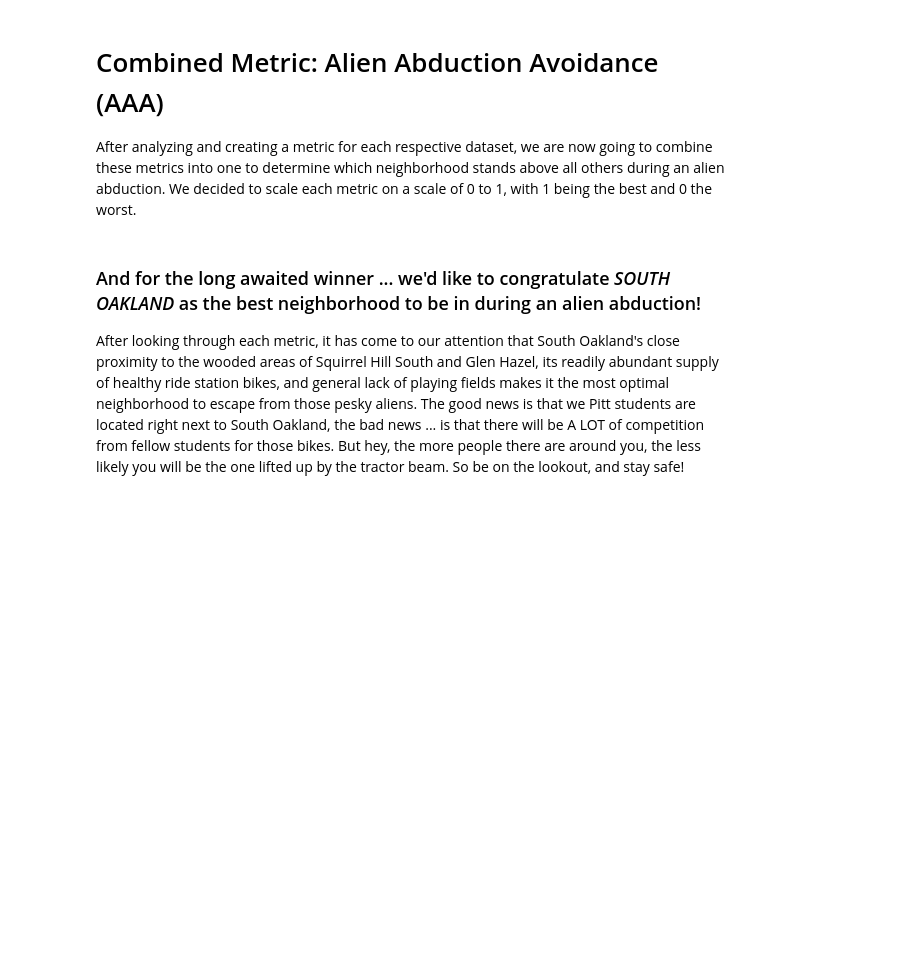
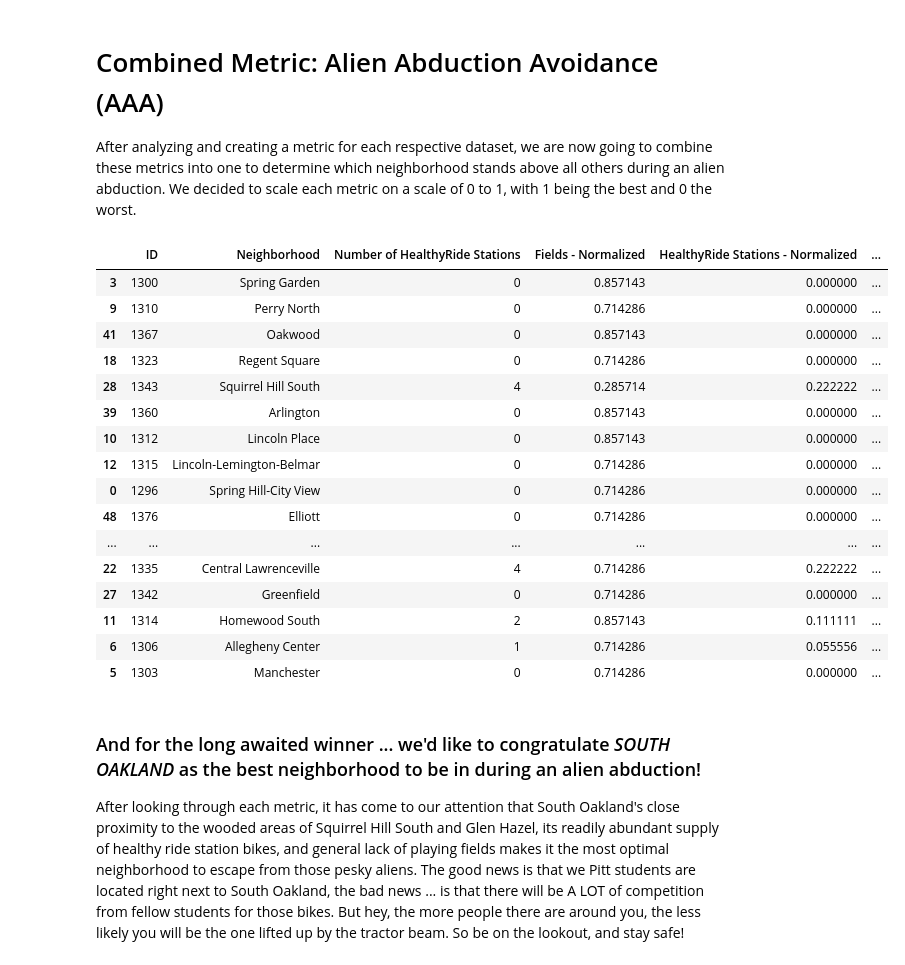
Before and after one commit to jhuang0420/CMPINF0010_Final_Project, a Jupyter notebook: teamFolder/teamNB.ipynb, the cells around one changed output. Saved outputs shown, nothing was run; the diff lists cells and outputs as text; code cells hidden in the pictures; blank space fills up the shorter version.

Commit message:
Add combined metric
Added the combined metric and some extra needed files to run

```diff
--- a/teamFolder/teamNB.ipynb
+++ b/teamFolder/teamNB.ipynb
@@ -95,6 +93,7 @@ Now to scale it for use with the other metrics:
 for key in neighborhoodCounters:
     neighborhoodCounters[key] = (1-(neighborhoodCounters[key]/7))
 
+saved = dict(sorted(neighborhoodCounters.items(), key=lambda item: item[1]))
 dict(sorted(neighborhoodCounters.items(), key=lambda item: item[1]))
 # %% [output]
 {'Brighton Heights': 0.0,
@@ -258,6 +255,41 @@ As you can see, Hays, Glen Hazel and New Homestead are the most densly wooded ne
 # %% [markdown]
 # Combined Metric: Alien Abduction Avoidance (AAA)
 After analyzing and creating a metric for each respective dataset, we are now going to combine these metrics into one to determine which neighborhood stands above all others during an alien abduction. We decided to scale each metric on a scale of 0 to 1, with 1 being the best and 0 the worst.
+# %%
+#Normalized values for Metric 1:
+df = pd.DataFrame.from_dict(saved.items())
+df.rename(columns={ df.columns[0]: "Neighborhood" }, inplace = True)
+df.rename(columns={ df.columns[1]: "Fields - Normalized" }, inplace = True)
+combined = pd.merge(final, df)
+combined['Fields - Normalized'] = combined['Fields - Normalized'].fillna(1) #Replace with 1 because NaN means no fields
+#Metric 2:
+#normalize the healthyride stations (max number = 18)
+combined['HealthyRide Stations - Normalized'] = combined['Number of HealthyRide Stations']/18
+#Metric 3:
+combined = pd.merge(combined, n)#combined.set_index('Neighborhood').join(n.set_index('Neighborhood'))
+#normalize percentage wooded (max = 71)
+combined['Percentage Wooded - Normalized'] = combined['Percentage Wooded']/71
+#Combined:
+combined["Final Value"] = combined["Fields - Normalized"] +combined["Number of HealthyRide Stations"] + combined["Percentage Wooded"]
+combined.sort_values(by=["Final Value"], ascending=False)
+# %% [output]
+|  | ID | Neighborhood | Number of HealthyRide Stations | Fields - Normalized | HealthyRide Stations - Normalized | ... |
+| 3 | 1300 | Spring Garden | 0 | 0.857143 | 0.000000 | ... |
+| 9 | 1310 | Perry North | 0 | 0.714286 | 0.000000 | ... |
+| 41 | 1367 | Oakwood | 0 | 0.857143 | 0.000000 | ... |
+| 18 | 1323 | Regent Square | 0 | 0.714286 | 0.000000 | ... |
+| 28 | 1343 | Squirrel Hill South | 4 | 0.285714 | 0.222222 | ... |
+| 39 | 1360 | Arlington | 0 | 0.857143 | 0.000000 | ... |
+| 10 | 1312 | Lincoln Place | 0 | 0.857143 | 0.000000 | ... |
+| 12 | 1315 | Lincoln-Lemington-Belmar | 0 | 0.714286 | 0.000000 | ... |
+| 0 | 1296 | Spring Hill-City View | 0 | 0.714286 | 0.000000 | ... |
+| 48 | 1376 | Elliott | 0 | 0.714286 | 0.000000 | ... |
+| ... | ... | ... | ... | ... | ... | ... |
+| 22 | 1335 | Central Lawrenceville | 4 | 0.714286 | 0.222222 | ... |
+| 27 | 1342 | Greenfield | 0 | 0.714286 | 0.000000 | ... |
+| 11 | 1314 | Homewood South | 2 | 0.857143 | 0.111111 | ... |
+| 6 | 1306 | Allegheny Center | 1 | 0.714286 | 0.055556 | ... |
+| 5 | 1303 | Manchester | 0 | 0.714286 | 0.000000 | ... |
 # %% [markdown]
 ### And for the long awaited winner ... we'd like to congratulate *SOUTH OAKLAND* as the best neighborhood to be in during an alien abduction!
 After looking through each metric, it has come to our attention that South Oakland's close proximity to the wooded areas of Squirrel Hill South and Glen Hazel, its readily abundant supply of healthy ride station bikes, and general lack of playing fields makes it the most optimal neighborhood to escape from those pesky aliens. The good news is that we Pitt students are located right next to South Oakland, the bad news ... is that there will be A LOT of competition from fellow students for those bikes. But hey, the more people there are around you, the less likely you will be the one lifted up by the tractor beam. So be on the lookout, and stay safe!
```
Also changed, not shown: parts of 3 cells of this notebook, 2 other files.
